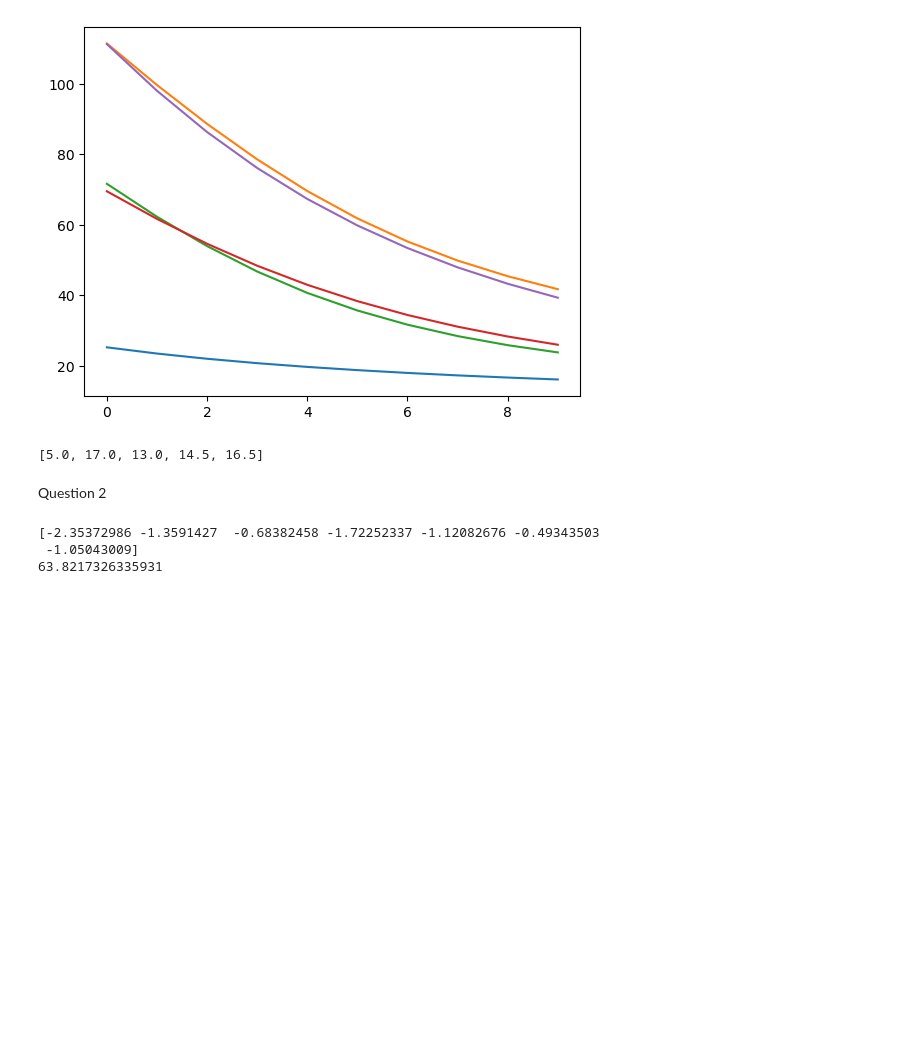
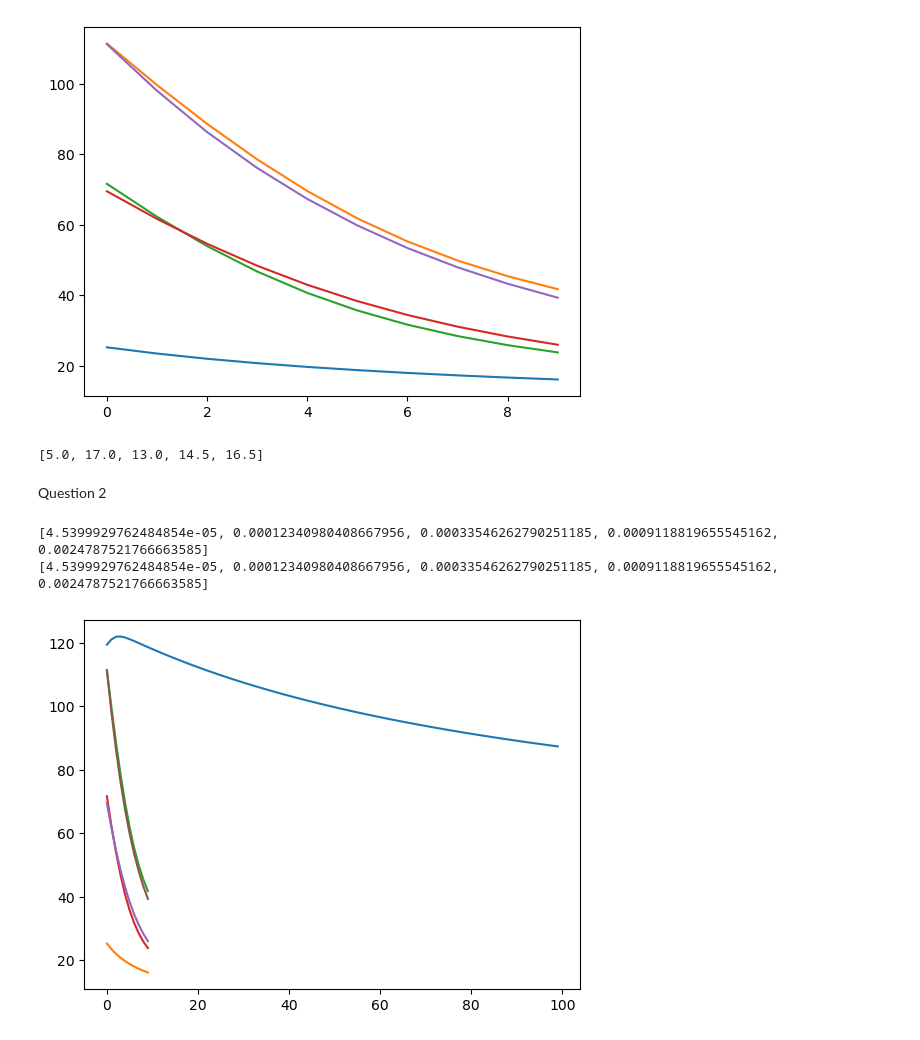
Before and after one commit to hayden000/Data-Analysis, a Jupyter notebook: data.ipynb, the cells around one changed output. Drawn from its saved outputs; the diff is of its cells as text; code cells hidden in the pictures; blank space fills up the shorter version.

```diff
--- a/data.ipynb
+++ b/data.ipynb
@@ -122,31 +122,47 @@ D_test = (X[len(data) // 2:], Y[len(data) // 2:])
 # %%
 D_train_normalised = ((D_train[0] - np.average(D_train[0])) / np.std(D_train[0]), D_train[1])
 D_test_normalised = ((D_test[0] - np.average(D_test[0])) / np.std(D_test[0]), D_test[1])
 lambda1 = np.transpose(np.full(len(Z[0]), 0.01))
-d = 10
+d = 5
 N = 100
 D = generateData(d, N)
-
+etas = []
+epochs = []
+for m in range(d):
+    etas.append(np.exp(m - 10))
+print(etas)
 x_testing = D_test_normalised[0]
 y_testing = D_test_normalised[1]
 x_trainning = D_train_normalised[0]
 y_traning = D_train_normalised[1]
-
-par, vals = train(np.random.normal(0, 1, len(Z[0])-1), eta, N, (x_trainning, y_traning))
-
+for i in range(0, d):
+    par, vals = train(np.random.normal(0, 1, len(Z[0]) - 1), etas[i], N, (x_trainning, y_traning))
+    epochs.append((par, vals))
+D_train_normalised = ((D_train[0] - np.average(D_train[0])) / np.std(D_train[0]), D_train[1])
+D_test_normalised = ((D_test[0] - np.average(D_test[0])) / np.std(D_test[0]), D_test[1])
+lambda1 = np.transpose(np.full(len(Z[0]), 0.01))
+d = 5
+N = 100
+D = generateData(d, N)
+etas = []
+epochs = []
+for m in range(d):
+    etas.append(np.exp(m - 10))
+print(etas)
+x_testing = D_test_normalised[0]
+y_testing = D_test_normalised[1]
+x_trainning = D_train_normalised[0]
+y_traning = D_train_normalised[1]
+for i in range(0, d):
+    par, vals = train(np.random.normal(0, 1, len(Z[0]) - 1), etas[i], N, (x_trainning, y_traning))
+    epochs.append((par, vals))
+plt.plot(vals)
+for par, values in epoch:
+    plt.plot(values)
 print(par)
 print(np.min(vals))
-# eta = 0.01
-# epoch = []
-# itterations = 5
-# for i in range(0, itterations):
-#     par, values = train(np.random.normal(0, 1, len(Z[0])-1), eta, itterations, (x_trainning, y_traning))
-#     epoch.append((par, values))
-# ERs = []
-# for i in epoch:
-#     ERs.append(ER(i, (x_testing, y_testing)))
-# print(ERs)
+plt.plot(vals)
 # %% [output]
-[-2.35372986 -1.3591427  -0.68382458 -1.72252337 -1.12082676 -0.49343503
- -1.05043009]
-63.8217326335931
+[4.5399929762484854e-05, 0.00012340980408667956, 0.00033546262790251185, 0.0009118819655545162, 0.0024787521766663585]
+[4.5399929762484854e-05, 0.00012340980408667956, 0.00033546262790251185, 0.0009118819655545162, 0.0024787521766663585]
+[figure, added]
```
Also changed, not shown: parts of 1 cell of this notebook.
